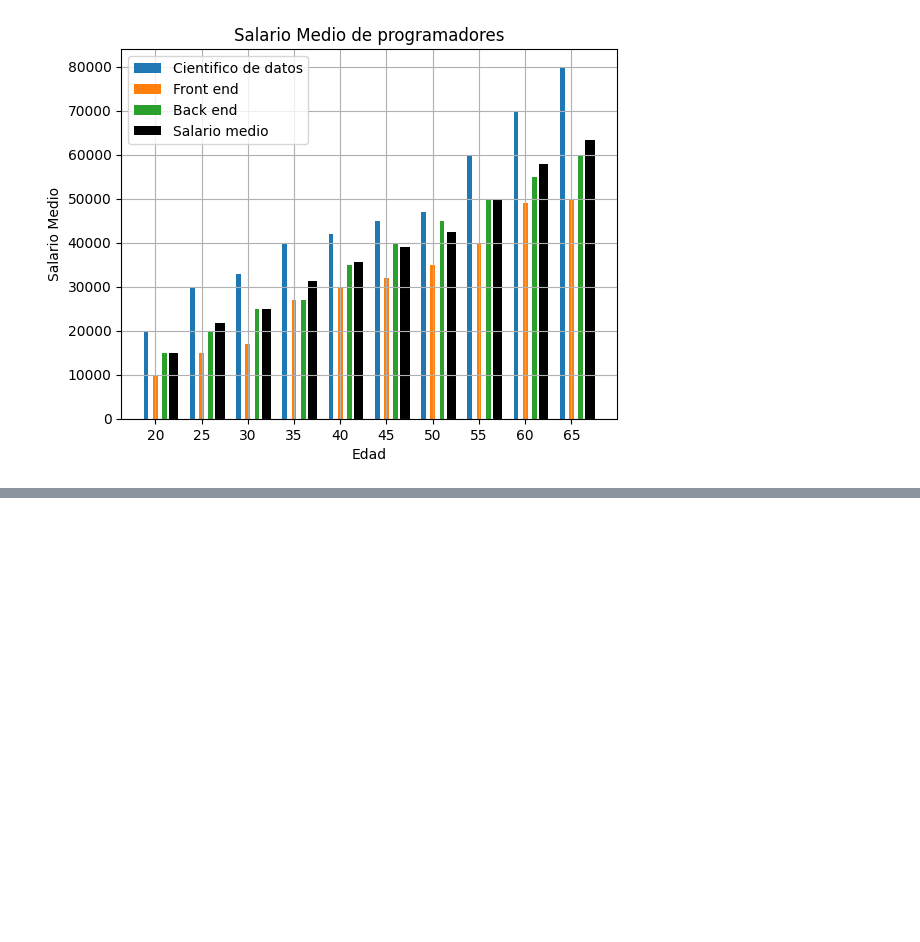
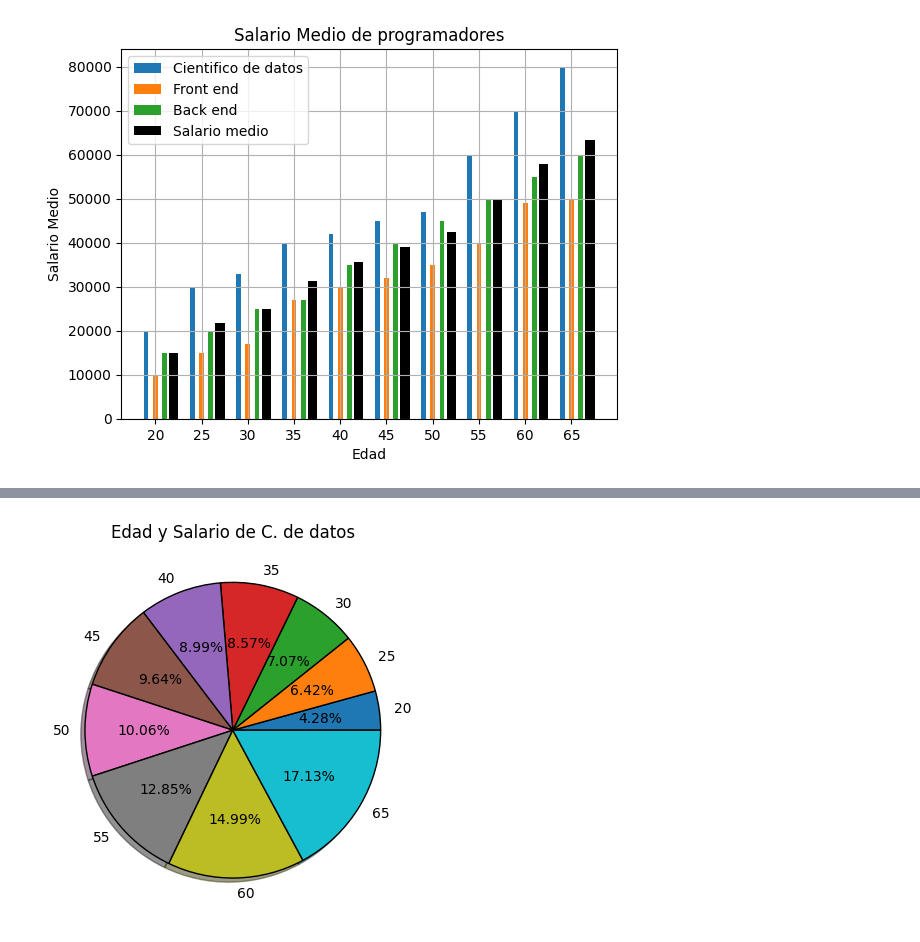
Before and after one commit to tackel/Ciencia-de-datos---Curso, a Jupyter notebook: Matplotlib/Matplotlib_ejercicios.ipynb, the cells around one changed output, grey strips where cells are left out. Cells and saved outputs as stored; diff of their text form; code cells hidden in the pictures; blank space fills up the shorter version.

```diff
--- a/Matplotlib/Matplotlib_ejercicios.ipynb
+++ b/Matplotlib/Matplotlib_ejercicios.ipynb
@@ -115,0 +134,6 @@ plt.show()
+# %%
+plt.pie(salario_cd_y, labels= edad_x, shadow= True, wedgeprops={'edgecolor':'black'}, autopct= '%1.2f%%')
+plt.title('Edad y Salario de C. de datos')
+plt.show()
+# %% [output]
+[figure, added]
```
Also changed, not shown: parts of 6 cells of this notebook.
